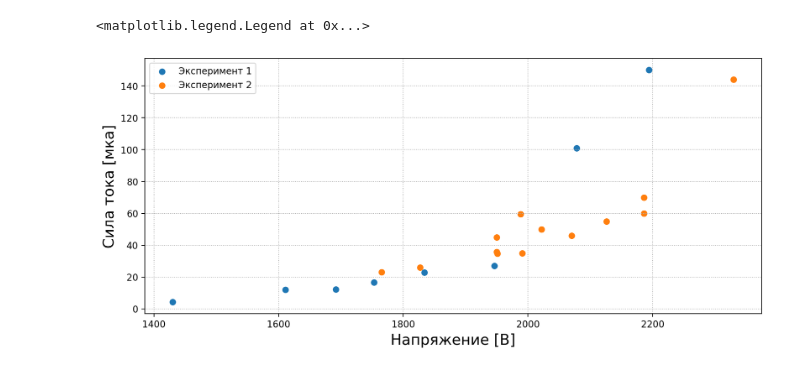
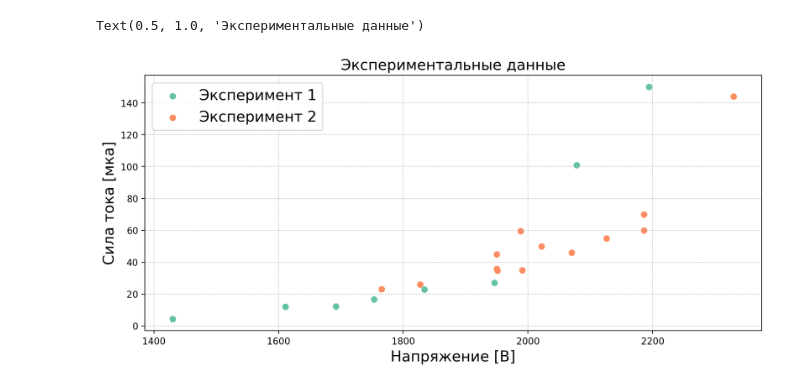
Before and after one commit to ShmakovVladimir/Labs, a Jupyter notebook: Электроника/Автоэлектронная Эмиссия/main.ipynb, the cells around one changed output. Cells and saved outputs as stored; diff of their text form; code cells hidden in the pictures.

```diff
--- a/Электроника/Автоэлектронная Эмиссия/main.ipynb
+++ b/Электроника/Автоэлектронная Эмиссия/main.ipynb
@@ -5,13 +15,14 @@ import matplotlib.pyplot as plt
 # %%
-data = pd.read_csv('vah.csv')
+
 
 plt.figure(figsize = (12, 5), dpi = 200)
-plt.scatter(data.U[:8], data.I[:8], label = 'Эксперимент 1')
-plt.scatter(data.U[8:], data.I[8:], label = 'Эксперимент 2')
+plt.scatter(data.U[:8], data.I[:8], label = 'Эксперимент 1', color = cm.Set2(0))
+plt.scatter(data.U[8:], data.I[8:], label = 'Эксперимент 2', color = cm.Set2(1))
 plt.xlabel("Напряжение [В]", fontsize = 16)
 plt.ylabel("Сила тока [мка]", fontsize = 16)
 plt.grid(ls = ':')
-plt.legend()
+plt.legend(fontsize = 16)
+plt.title("Экспериментальные данные", fontsize = 16)
 # %% [output]
-<matplotlib.legend.Legend at 0x...>
+Text(0.5, 1.0, 'Экспериментальные данные')
-[figure, old version]
+[figure, new version]
```
Also changed, not shown: parts of 6 cells of this notebook, 20 other files.
